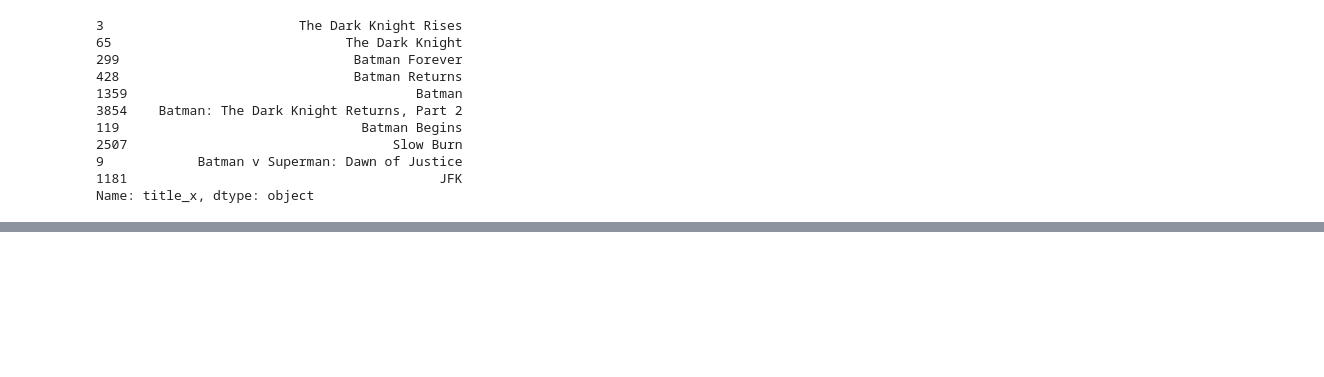
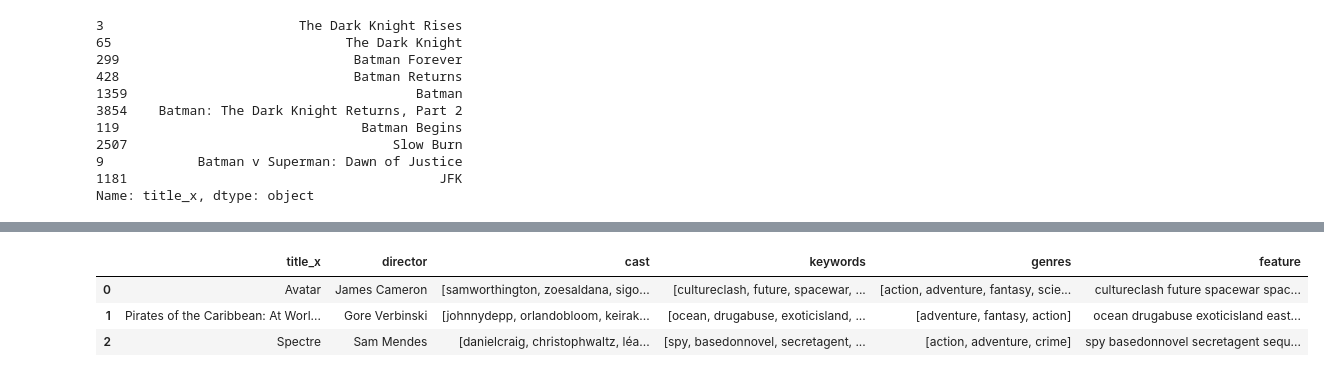
Before and after one commit to jsaurabh/Insight-Data-Science-Interview, a Jupyter notebook: TMDB5000.ipynb, the cells around one changed output, grey strips where cells are left out. Saved outputs shown, nothing was run; the diff lists cells and outputs as text; code cells hidden in the pictures; blank space fills up the shorter version.

```diff
--- a/TMDB5000.ipynb
+++ b/TMDB5000.ipynb
@@ -718,4 +676,11 @@ data.head(1)
 # %%
 data['feature'] = data.apply(create_feature, axis = 1)
+cols = ['title_x', 'director', 'cast', 'keywords', 'genres', 'feature']
+data[cols].head(3)
+# %% [output]
+|  | title_x | director | cast | keywords | genres | feature |
+| 0 | Avatar | James Cameron | [samworthington, zoesaldana, sigo... | [cultureclash, future, spacewar, ... | [action, adventure, fantasy, scie... | cultureclash future spacewar spac... |
+| 1 | Pirates of the Caribbean: At Worl... | Gore Verbinski | [johnnydepp, orlandobloom, keirak... | [ocean, drugabuse, exoticisland, ... | [adventure, fantasy, action] | ocean drugabuse exoticisland east... |
+| 2 | Spectre | Sam Mendes | [danielcraig, christophwaltz, léa... | [spy, basedonnovel, secretagent, ... | [action, adventure, crime] | spy basedonnovel secretagent sequ... |
 # %%
 count = CountVectorizer(stop_words = 'english')
```
Also changed, not shown: parts of 38 cells of this notebook, 1 other file.
